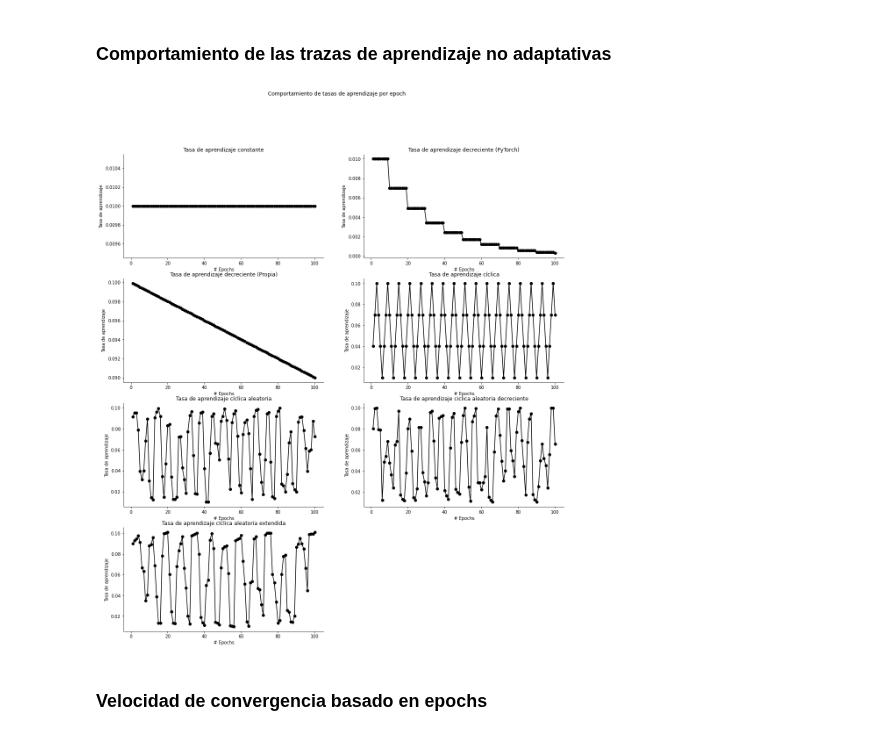
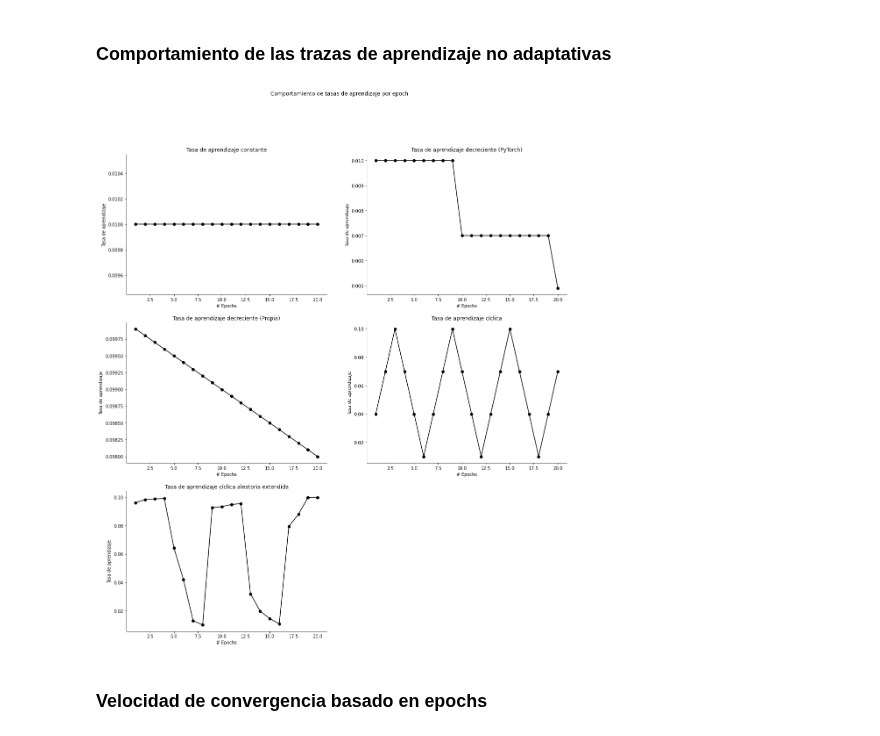
Before and after one commit to DenisPerez/NN_Tests_DG, a Jupyter notebook: Experimento1.ipynb, the cells around one changed output. Drawn from its saved outputs; the diff is of its cells as text; code cells hidden in the pictures.

```diff
--- a/Experimento1.ipynb
+++ b/Experimento1.ipynb
@@ -232,7 +253,7 @@ def train(model, optimizer, scheduler: None, mb_size):
     acc_list = [0.0]
     cost_list = [0.0]
     lr_list = [0.0]
-    while (i < 100):
+    while (i < 20):
         if (epoch_acc >= 0.97 and unregistered):
           iter_found = i
           unregistered = False
@@ -257,7 +278,7 @@ def train(model, optimizer, scheduler: None, mb_size):
           lr = optimizer.param_groups[0]['lr']
           lr_list.append(lr)
         i+=1
-        epoch_acc = accuracy(model, x_val_tensor, y_val_tensor, mb_size)
+        epoch_acc, _ = accuracy(model, x_val_tensor, y_val_tensor, mb_size)
         epoch_cost = cost.item()
 
         #append
@@ -281,7 +311,8 @@ def DeleteZerosFromList(dic_list: list) -> list:
 # %% [markdown]
 ### Variables globales
 # %%
-MAX_ITERATIONS = 15
+MAX_ITERATIONS = 1
+NUM_CLASSES = 10
 
 layer1 = 500
 layer2 = 500
@@ -369,9 +400,9 @@ def Fixed():
     torch.cuda.synchronize()
     fixed_time = start.elapsed_time(end)
 
-    fixed_acc = accuracy(modelFixed, x_test_tensor,  y_test_tensor, mb_size)
+    fixed_acc, fixed_cm = accuracy(modelFixed, x_test_tensor,  y_test_tensor, mb_size)
 
-    return fixed_acc_list, fixed_cost_list, fixed_lr_list, fixed_time, fixed_acc, fixed_epochs
+    return fixed_acc_list, fixed_cost_list, fixed_lr_list, fixed_time, fixed_acc, fixed_epochs, fixed_cm
 # %%
 
 resultados['fixed'] = {}
@@ -380,15 +411,17 @@ resultados['fixed']['test_acc'] = 0
 resultados['fixed']['cost'] = [0] * epochs
 resultados['fixed']['time'] = 0
 resultados['fixed']['epochs'] = 0
+resultados['fixed']['cm'] = np.zeros((NUM_CLASSES, NUM_CLASSES))
 
 
 for _ in range(MAX_ITERATIONS):
-    fixed_acc_list, fixed_cost_list, fixed_lr_list, fixed_time, fixed_acc, fixed_epochs = Fixed()
+    fixed_acc_list, fixed_cost_list, fixed_lr_list, fixed_time, fixed_acc, fixed_epochs, fixed_cm = Fixed()
     resultados['fixed']['val_acc_list'] = SumList(resultados['fixed']['val_acc_list'], fixed_acc_list)
     resultados['fixed']['test_acc'] += fixed_acc
     resultados['fixed']['cost'] = SumList(resultados['fixed']['cost'], fixed_cost_list)
     resultados['fixed']['time'] += fixed_time
     resultados['fixed']['epochs'] += fixed_epochs
+    resultados['fixed']['cm'] += fixed_cm
 
 #Saving results
 resultados['fixed']['name'] = 'Fijo'
@@ -398,3 +431,4 @@ resultados['fixed']['val_acc_list'] = DeleteZerosFromList(DivideList(resultados[
 resultados['fixed']['cost'] = DeleteZerosFromList(DivideList(resultados['fixed']['cost'], MAX_ITERATIONS))
 resultados['fixed']['time'] = resultados['fixed']['time']/ MAX_ITERATIONS
 resultados['fixed']['epochs'] = resultados['fixed']['epochs'] / MAX_ITERATIONS
+resultados['fixed']['cm'] = resultados['fixed']['cm'] / MAX_ITERATIONS
@@ -1090,54 +1174,50 @@ L-BFGS: 100, L-BFGS con búsqueda:215
 # %%
 from matplotlib.ticker import MultipleLocator
 
-fig, ax = plt.subplots(4,2,figsize=(18, 20))
+fig, ax = plt.subplots(3,2,figsize=(18, 20))
 # method = [fixed_lr_list, decay_lr_list, our_decay_lr_list,cyclic_lr_list, random_cyclic_lr_list]
 
 method = [fixed_lr_list,
           decay_lr_list,
           our_decay_lr_list,
           cyclic_lr_list,
-          random_cyclic_lr_list,
-          random_cyclic_decrement_lr_list,
           random_cyclic_extended_lr_list]
 
 names = ['Tasa de aprendizaje constante',
          'Tasa de aprendizaje decreciente (PyTorch)',
          'Tasa de aprendizaje decreciente (Propia)',
          'Tasa de aprendizaje cíclica',
-         'Tasa de aprendizaje cíclica aleatoria',
-         'Tasa de aprendizaje ciclica aleatoria decreciente',
          'Tasa de aprendizaje cíclica aleatoria extendida']
 i = 0
-for a in range(4):
+for a in range(3):
   for b in range(2):
-    if(a==3 and b==1):
+    if(a==2 and b==1):
       ax[a,b].spines['top'].set_visible(False)
       ax[a,b].spines['right'].set_visible(False)
       ax[a,b].spines['bottom'].set_visible(False)
       ax[a,b].spines['left'].set_visible(False)
       plt.axis('off')
       break
     ax[a,b].plot(range(len(method[i]))[1:],
             method[i][1:],
             'black',
             marker = 'o')
     #ax[a,b].set_xlim([1, len(method[i])])
     #ax[a,b].set_ylim([0, max(method[i]) + 0.01])
     ax[a,b].set_xlabel('# Epochs') #, fontsize = 18)
     ax[a,b].set_ylabel('Tasa de aprendizaje') #, fontsize = 18)
     ax[a,b].spines['top'].set_visible(False)
     ax[a,b].spines['right'].set_visible(False)
     #ax[a,b].xaxis.set_major_locator(MultipleLocator(len(method[i])//4))
     #ax[a,b].xaxis.set_minor_locator(MultipleLocator(len(method[i])//4))
     ax[a,b].set_title(names[i])
     i+=1
 
 
 fig.suptitle('Comportamiento de tasas de aprendizaje por epoch')
 fig.show()
 # %% [output]
-[figure, old version]
+[figure, new version]
 # %% [markdown]
 ### Velocidad de convergencia basado en epochs
 # %%
```
Also changed, not shown: parts of 19 cells of this notebook.
